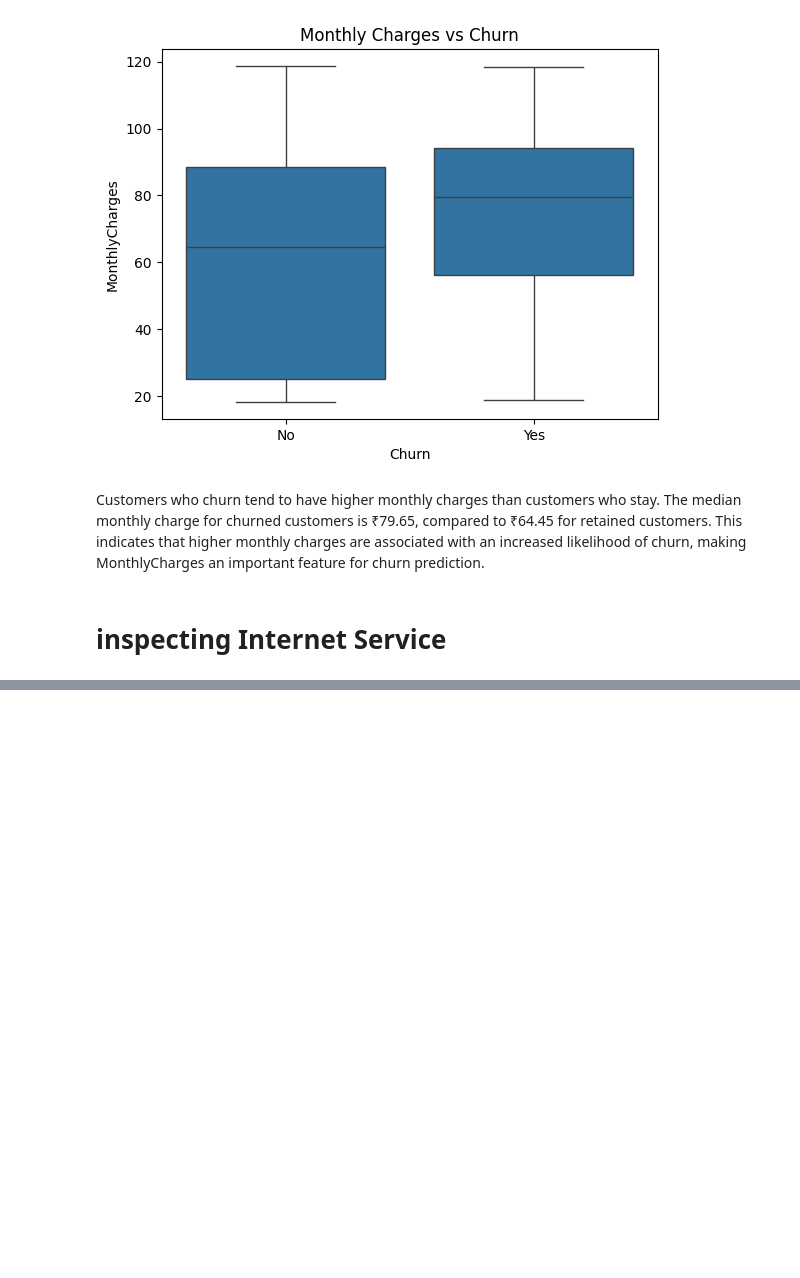
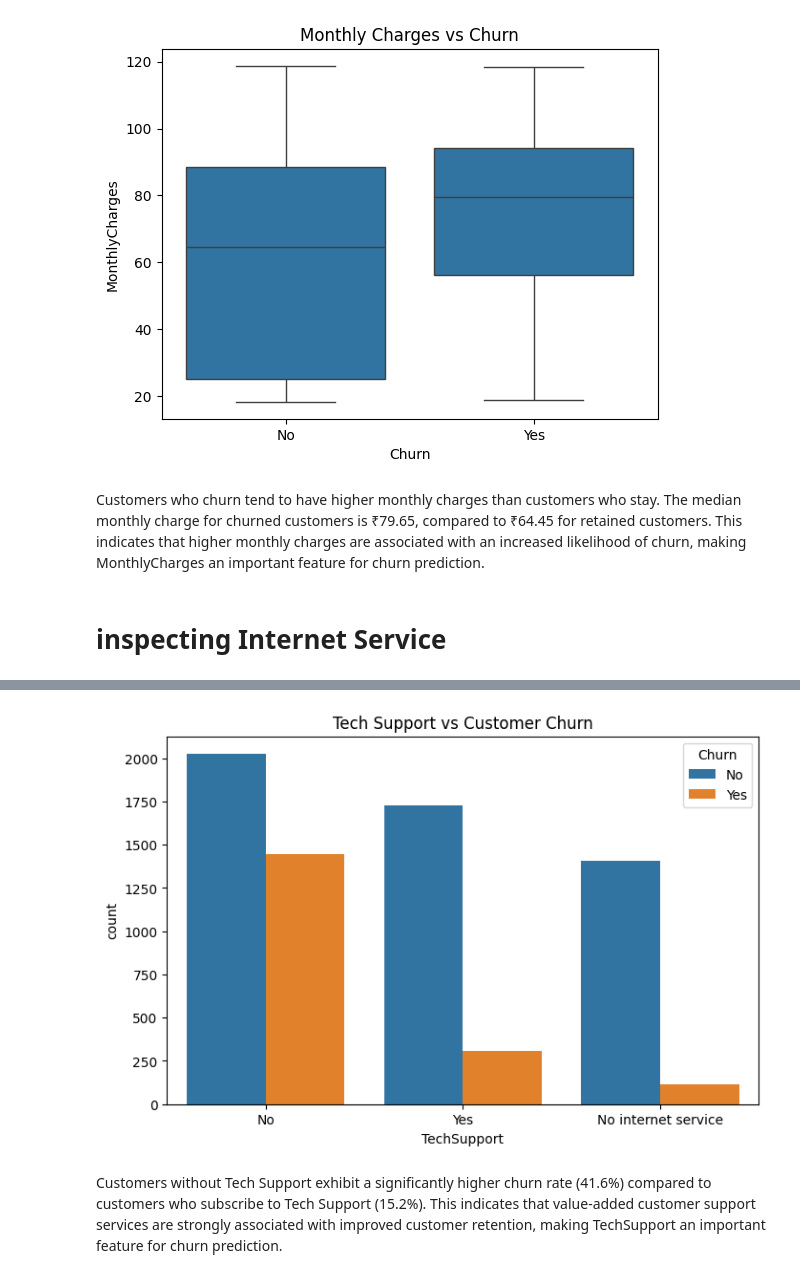
Before and after one commit to Saqib-0007/customer-churn-prediction, a Jupyter notebook: customer_churn_prediction.ipynb, the cells around one changed output, grey strips where cells are left out. Drawn from its saved outputs; the diff is of its cells as text; code cells hidden in the pictures; blank space fills up the shorter version.

```diff
--- a/customer_churn_prediction.ipynb
+++ b/customer_churn_prediction.ipynb
@@ -246,0 +373,15 @@ Customers who churn tend to have higher monthly charges than customers who stay.
+# %%
+plt.figure(figsize=(8,5))
+
+sns.countplot(
+    x="TechSupport",
+    hue="Churn",
+    data=df1
+)
+
+plt.title("Tech Support vs Customer Churn")
+plt.show()
+# %% [output]
+[figure, added]
+# %% [markdown]
+Customers without Tech Support exhibit a significantly higher churn rate (41.6%) compared to customers who subscribe to Tech Support (15.2%). This indicates that value-added customer support services are strongly associated with improved customer retention, making TechSupport an important feature for churn prediction.
```
Also changed, not shown: parts of 19 cells of this notebook.
